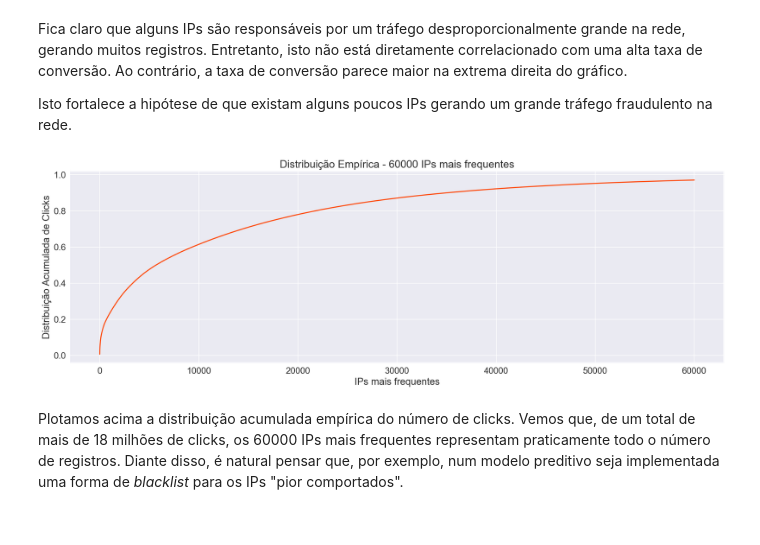
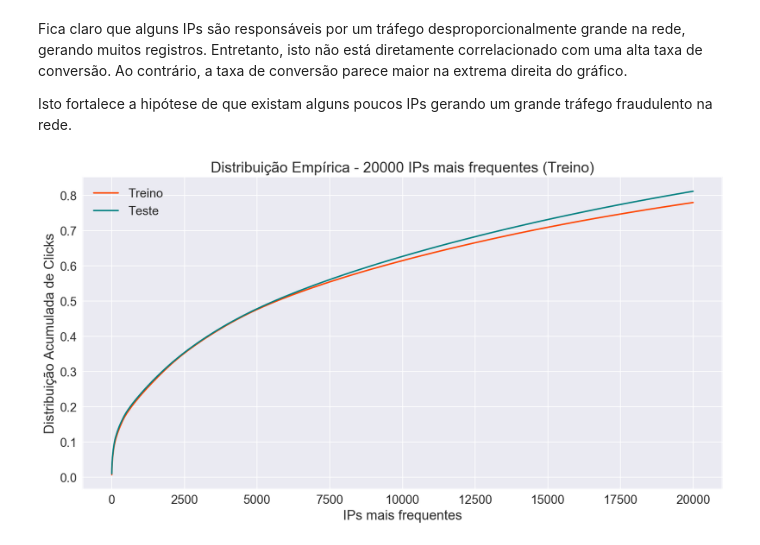
Before and after one commit to rgriva/Kaggle, a Jupyter notebook: EDA-Raul.ipynb, the cells around one changed output. Cells and saved outputs as stored; diff of their text form; code cells hidden in the pictures.

```diff
--- a/EDA-Raul.ipynb
+++ b/EDA-Raul.ipynb
@@ -327,14 +325,18 @@ merge['cumulative'] = merge.clicks.cumsum()/train.ip.count()
 # %%
-limit = 60000
-plt.figure(figsize = (20,6))
-plt.plot(merge.cumulative[:limit], color = 'orangered', )
+merge['cumulative'] = merge.clicks.cumsum()/train.ip.count()
+
+limit = 20000
+plt.figure(figsize = (14,7))
+plt.plot(merge.cumulative[:limit], color = 'orangered', label = 'Treino')
 plt.xlabel('IPs mais frequentes')
 plt.ylabel('Distribuição Acumulada de Clicks')
-plt.title('Distribuição Empírica - ' + str(limit) + ' IPs mais frequentes')
+plt.title('Distribuição Empírica - ' + str(limit) + ' IPs mais frequentes (Treino)')
 
-#sns.despine()
+total = test.ip.count()
+m = test.ip.value_counts().reset_index()['ip'].cumsum()/total
+plt.plot(m[:limit], color = 'teal', label = 'Teste')
+
+plt.legend()
 plt.show()
 # %% [output]
-[figure, old version]
+[figure, new version]
-# %% [markdown]
-Plotamos acima a distribuição acumulada empírica do número de clicks. Vemos que, de um total de mais de 18 milhões de clicks, os 60000 IPs mais frequentes representam praticamente todo o número de registros. Diante disso, é natural pensar que, por exemplo, num modelo preditivo seja implementada uma forma de *blacklist* para os IPs "pior comportados".
```
Also changed, not shown: parts of 3 cells of this notebook.
